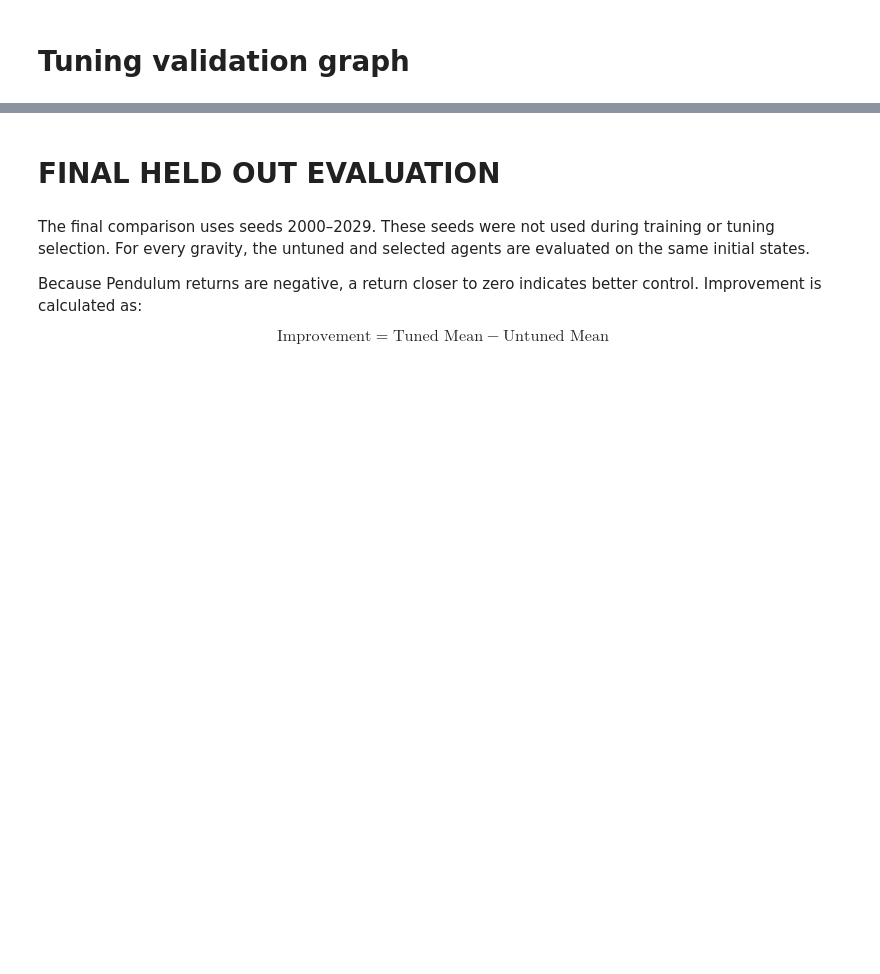
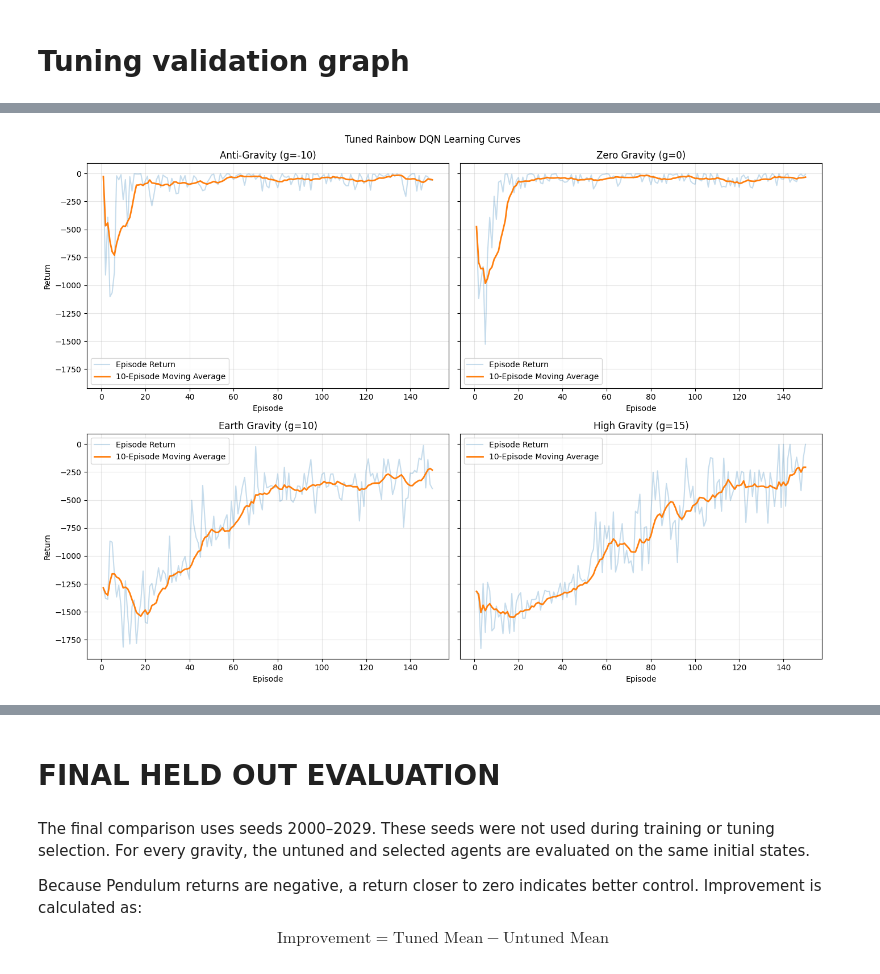
Before and after one commit to noodlebatteries124/deleca2, a Jupyter notebook: PtBJunHao.ipynb, the cells around one changed output, grey strips where cells are left out. Saved outputs shown, nothing was run; the diff lists cells and outputs as text; code cells hidden in the pictures; blank space fills up the shorter version.

```diff
--- a/PtBJunHao.ipynb
+++ b/PtBJunHao.ipynb
@@ -2886,11 +3042,0 @@ def evaluate_rainbow_result(training_result, evaluation_seeds):
-# %%
-VALIDATION_SEEDS = np.arange(1000, 1020)
-FINAL_TEST_SEEDS = np.arange(2000, 2030)
-
-tuned_rainbow_validation_returns = {
-    gravity_name: evaluate_rainbow_result(
-        result,
-        VALIDATION_SEEDS
-    )
-    for gravity_name, result in improved_results.items()
-}
@@ -3081,7 +3266,8 @@ fig, axes = plt.subplots(
 
 for gravity_name, axis in zip(gravities, axes.flat):
 
-    history = improved_results[gravity_name]
+    res = improved_results[gravity_name]
+    history = res["history"] if isinstance(res, dict) and "history" in res else res
 
     episodes = np.arange(
         1,
@@ -3092,32 +3278,34 @@ for gravity_name, axis in zip(gravities, axes.flat):
     axis.plot(
         episodes,
         history["returns"],
         alpha=0.25,
         label="Episode Return"
     )
 
     # 10-episode moving average
     axis.plot(
         episodes,
         history["moving_avg_returns"],
         linewidth=2,
         label="10-Episode Moving Average"
     )
 
     axis.set_title(
         f"{gravity_labels[gravity_name]} ({gravity_name})"
     )
 
     axis.set_xlabel("Episode")
     axis.grid(alpha=0.3)
     axis.legend()
 
 axes[0, 0].set_ylabel("Return")
 axes[1, 0].set_ylabel("Return")
 
 plt.suptitle("Tuned Rainbow DQN Learning Curves")
 
 plt.tight_layout()
 plt.show()
+# %% [output]
+[figure, added]
 # %%
 # Three Learning-Curve Graphs for All Four Gravities
```
Also changed, not shown: parts of 35 cells of this notebook, 39 other files.
